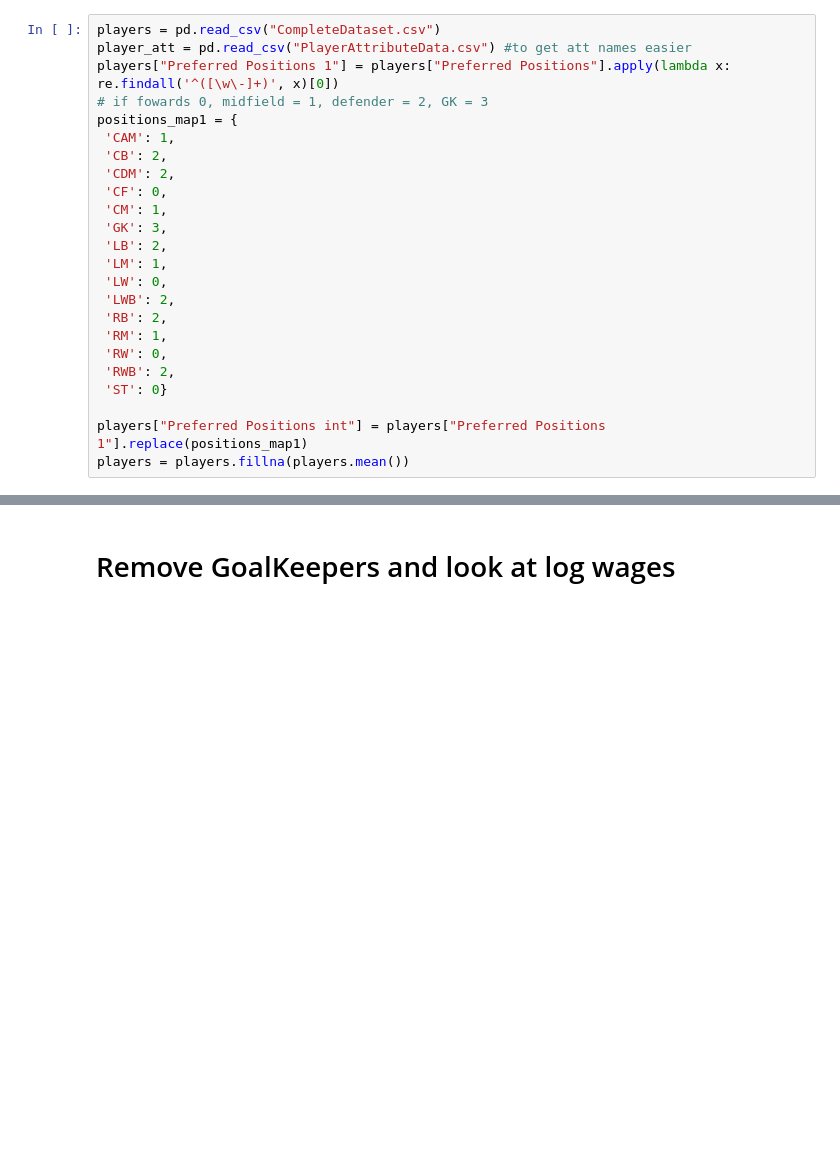
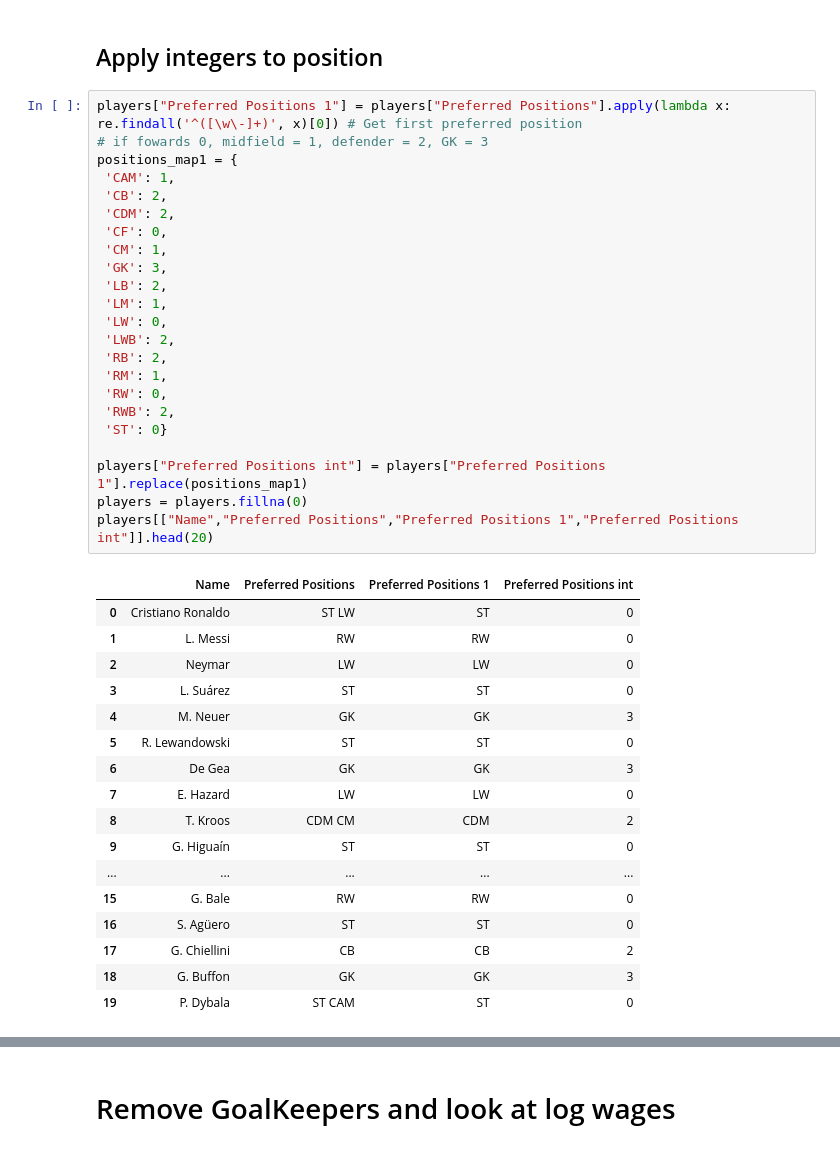
Before and after one commit to ReemaM20/Fifa18, a Jupyter notebook: fifa18 explore.ipynb, the cells around one changed output, grey strips where cells are left out. Saved outputs shown, nothing was run; the diff lists cells and outputs as text; blank space fills up the shorter version.

```diff
--- a/fifa18 explore.ipynb
+++ b/fifa18 explore.ipynb
@@ -23,24 +68,43 @@ display(HTML(data="""
+# %% [markdown]
+## Apply integers to position
 # %%
-players = pd.read_csv("CompleteDataset.csv")
-player_att = pd.read_csv("PlayerAttributeData.csv") #to get att names easier
-players["Preferred Positions 1"] = players["Preferred Positions"].apply(lambda x: re.findall('^([\w\-]+)', x)[0])
+players["Preferred Positions 1"] = players["Preferred Positions"].apply(lambda x: re.findall('^([\w\-]+)', x)[0]) # Get first preferred position
 # if fowards 0, midfield = 1, defender = 2, GK = 3
 positions_map1 = {
  'CAM': 1,
  'CB': 2,
  'CDM': 2,
  'CF': 0,
  'CM': 1,
  'GK': 3,
  'LB': 2,
  'LM': 1,
  'LW': 0,
  'LWB': 2,
  'RB': 2,
  'RM': 1,
  'RW': 0,
  'RWB': 2,
  'ST': 0}
 
 players["Preferred Positions int"] = players["Preferred Positions 1"].replace(positions_map1)
-players = players.fillna(players.mean())
+players = players.fillna(0)
+players[["Name","Preferred Positions","Preferred Positions 1","Preferred Positions int"]].head(20)
+# %% [output]
+|  | Name | Preferred Positions | Preferred Positions 1 | Preferred Positions int |
+| 0 | Cristiano Ronaldo | ST LW | ST | 0 |
+| 1 | L. Messi | RW | RW | 0 |
+| 2 | Neymar | LW | LW | 0 |
+| 3 | L. Suárez | ST | ST | 0 |
+| 4 | M. Neuer | GK | GK | 3 |
+| 5 | R. Lewandowski | ST | ST | 0 |
+| 6 | De Gea | GK | GK | 3 |
+| 7 | E. Hazard | LW | LW | 0 |
+| 8 | T. Kroos | CDM CM | CDM | 2 |
+| 9 | G. Higuaín | ST | ST | 0 |
+| ... | ... | ... | ... | ... |
+| 15 | G. Bale | RW | RW | 0 |
+| 16 | S. Agüero | ST | ST | 0 |
+| 17 | G. Chiellini | CB | CB | 2 |
+| 18 | G. Buffon | GK | GK | 3 |
+| 19 | P. Dybala | ST CAM | ST | 0 |
```
Also changed, not shown: parts of 14 cells of this notebook.
